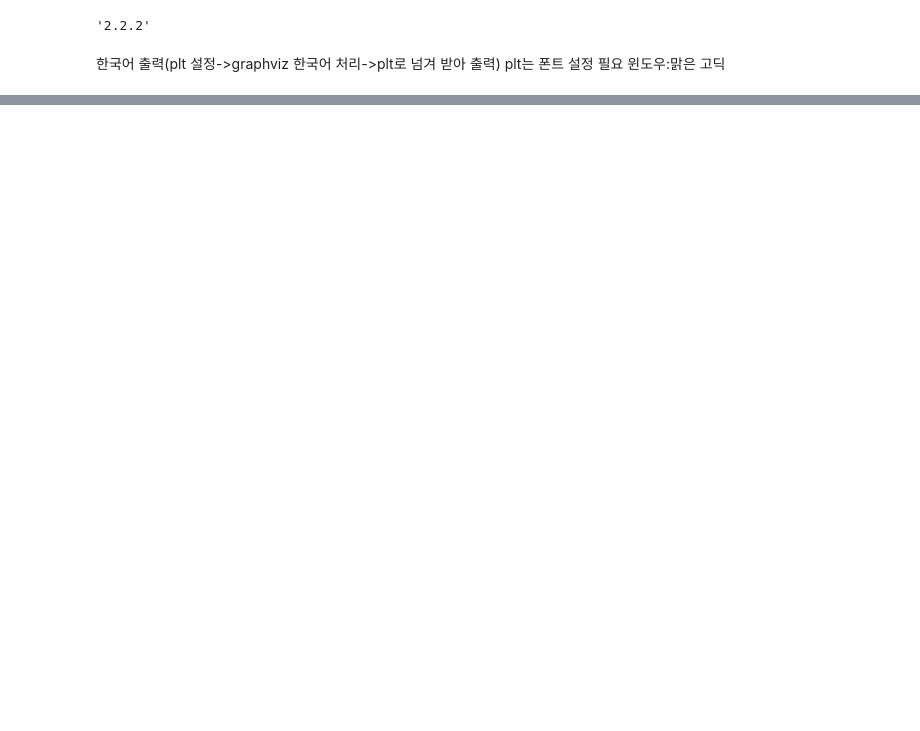
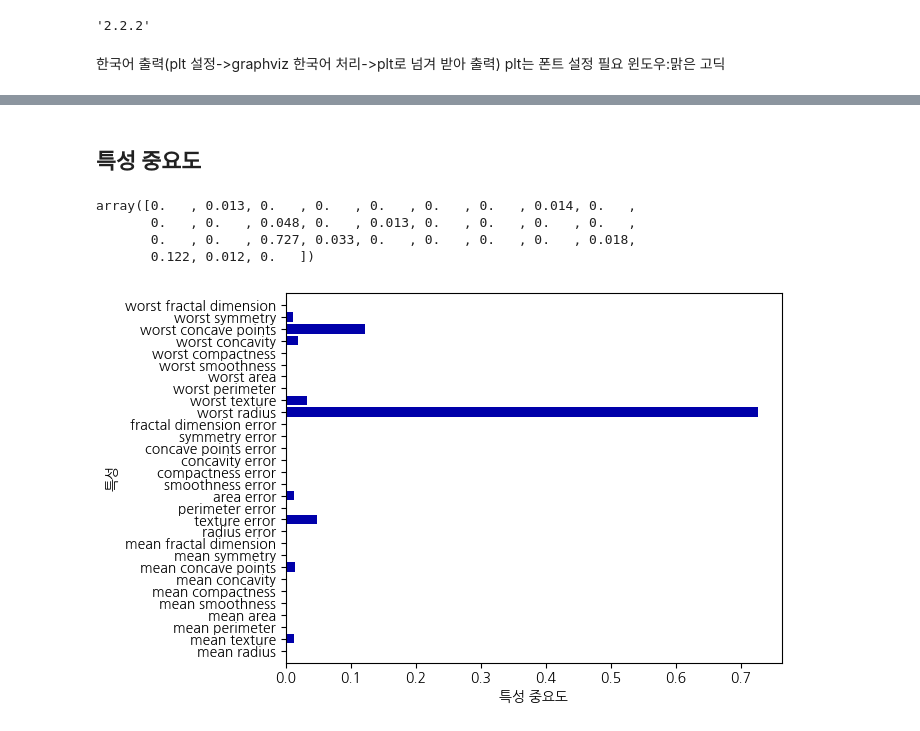
Before and after one commit to jgtaeeun/k_7MachineLearning, a Jupyter notebook: 03_decisiontree.ipynb, the cells around one changed output, grey strips where cells are left out. Cells and saved outputs as stored; diff of their text form; code cells hidden in the pictures; blank space fills up the shorter version.

```diff
--- a/03_decisiontree.ipynb
+++ b/03_decisiontree.ipynb
@@ -44,0 +71,14 @@ Text(0.5, 1.0, '결정트리')
+# %%
+#max_depth=4를 통해 리프노드를 끝까지 가지 않도록 트리의 높이 조절한다
+#stratify=cancer.target  암과 암이 아닌것의 비율이 한쪽으로 치우졌을 경우를 대비하기 위해/targer(label)을 넣어야한다.
+from sklearn.tree import DecisionTreeClassifier
+from sklearn.datasets import load_breast_cancer
+from sklearn.model_selection import train_test_split
+
+cancer = load_breast_cancer()
+X_train, X_test, y_train, y_test = train_test_split(cancer.data, cancer.target, stratify=cancer.target,
+                                                     random_state=42)
+tree = DecisionTreeClassifier(max_depth=4 ,random_state=42)
+tree.fit(X_train, y_train)
+tree.score(X_train , y_train)
+print(tree.score(X_train , y_train),tree.score(X_test, y_test))
@@ -44,0 +98,21 @@ Text(0.5, 1.0, '결정트리')
+# %% [markdown]
+## 특성 중요도
+# %%
+tree.feature_importances_
+# %% [output]
+array([0.   , 0.013, 0.   , 0.   , 0.   , 0.   , 0.   , 0.014, 0.   ,
+       0.   , 0.   , 0.048, 0.   , 0.013, 0.   , 0.   , 0.   , 0.   ,
+       0.   , 0.   , 0.727, 0.033, 0.   , 0.   , 0.   , 0.   , 0.018,
+       0.122, 0.012, 0.   ])
+# %%
+def plot_feat_importance(model):
+    n_feat=cancer.data.shape[1]
+    plt.barh(np.arange(n_feat), model.feature_importances_, align='center')
+    plt.yticks(np.arange(n_feat), cancer.feature_names)
+    plt.xlabel("특성 중요도")
+    plt.ylabel("특성")
+    plt.ylim(-1, n_feat)
+# %%
+plot_feat_importance(tree)
+# %% [output]
+[figure, added]
```
Also changed, not shown: parts of 23 cells of this notebook, 5 other files.
